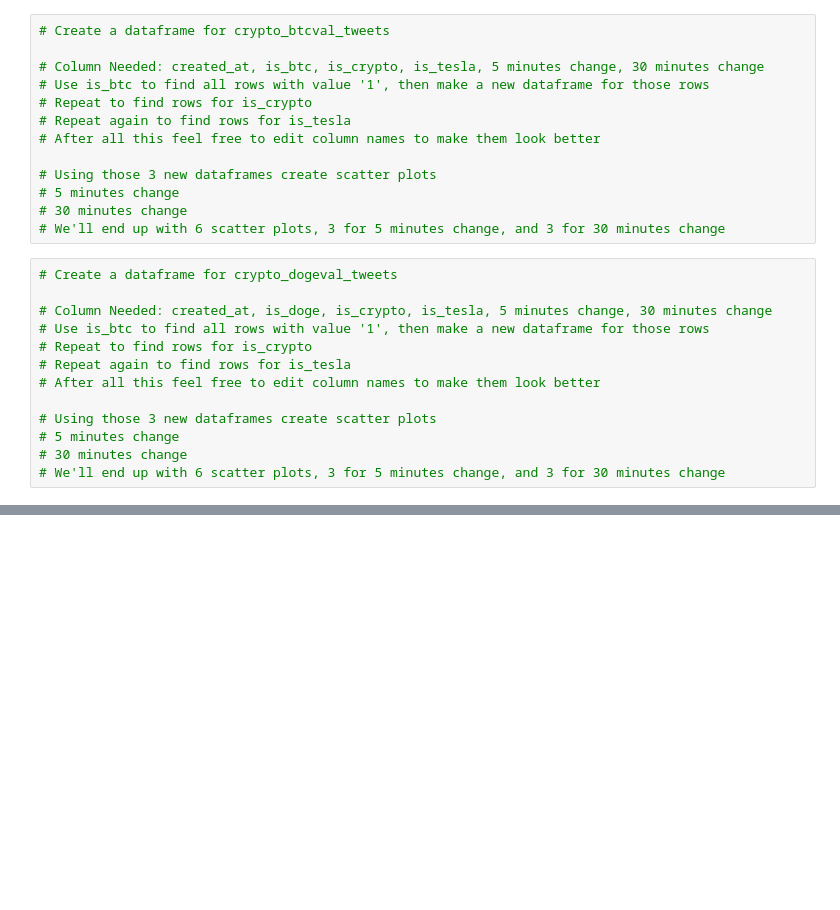
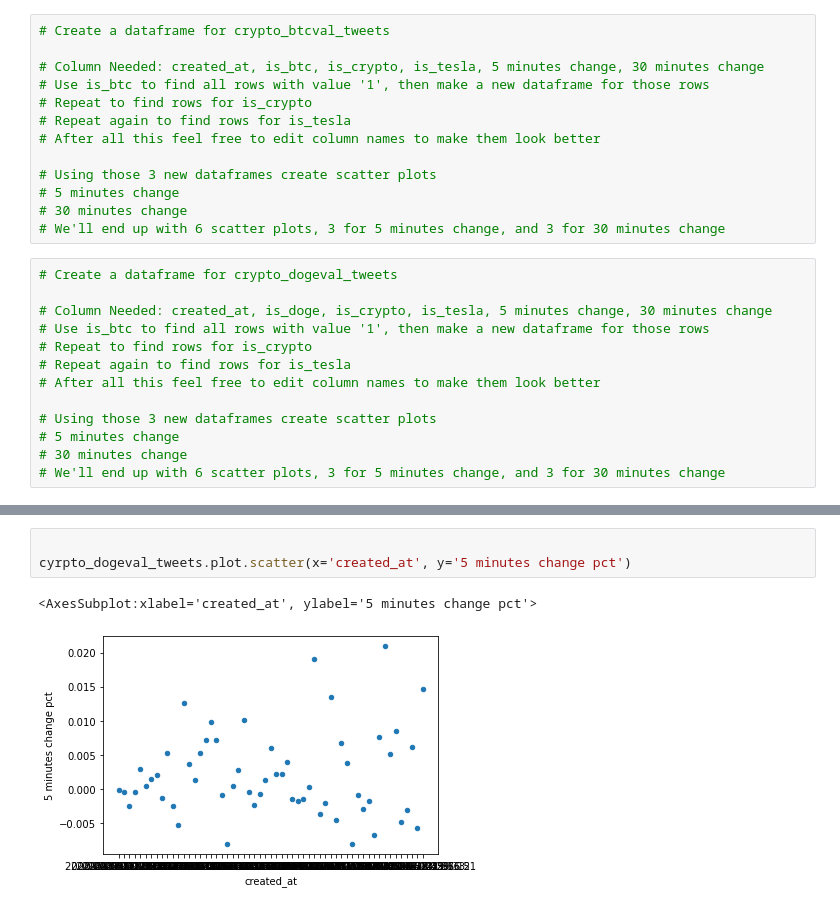
Before and after one commit to acorea/project-grizzly, a Jupyter notebook: elon_plotting.ipynb, the cells around one changed output, grey strips where cells are left out. Cells and saved outputs as stored; diff of their text form; blank space fills up the shorter version.

Commit message:
doge coin charts

```diff
--- a/elon_plotting.ipynb
+++ b/elon_plotting.ipynb
@@ -59,0 +71,6 @@ merged_tweet_values.fillna(0)
+# %%
+
+cyrpto_dogeval_tweets.plot.scatter(x='created_at', y='5 minutes change pct')
+# %% [output]
+<AxesSubplot:xlabel='created_at', ylabel='5 minutes change pct'>
+[figure, added]
```
Also changed, not shown: parts of 8 cells of this notebook, 1 other file.
